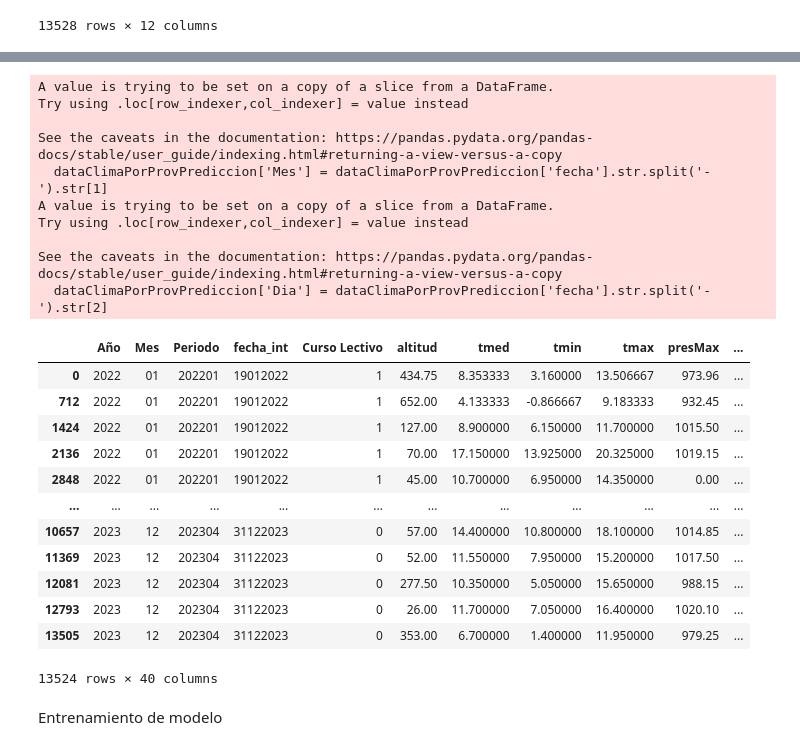
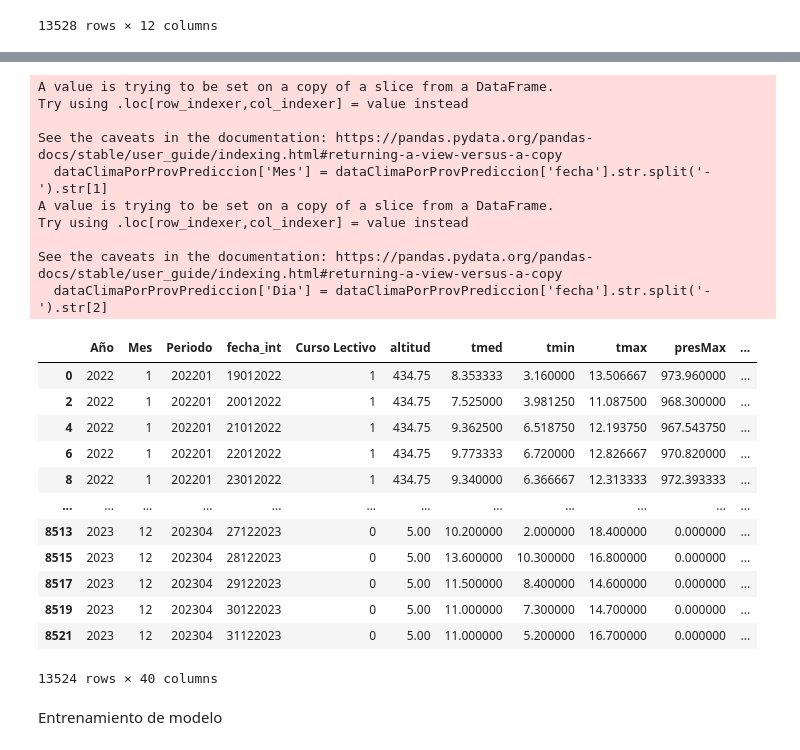
Before and after one commit to huezodaniel/TFM, a Jupyter notebook: ModeloCovid.ipynb, the cells around one changed output, grey strips where cells are left out. Cells and saved outputs as stored; diff of their text form; code cells hidden in the pictures.

```diff
--- a/ModeloCovid.ipynb
+++ b/ModeloCovid.ipynb
@@ -297,45 +281,49 @@ pruebaMe = pd.merge(PrediccionCovid,dtst3, how="inner", on=["Codigo",'Mes','Dia'
 altitud = tempMaxima[['ccaa_iso','altitud']]
 finalPredic = pd.merge(pruebaMe,altitud, how="inner", left_on="Codigo", right_on = "ccaa_iso")
 finalPredic = finalPredic.fillna(0).sort_values(by=['Año','Mes','Dia'])
 finalPredic = finalPredic[['Año', 'Mes','Periodo', 'fecha_int','Curso Lectivo', 'altitud','tmed', 'tmin', 'tmax',
        'presMax', 'presMin', 'Codigo', 'num_casos','Estacion', 'Trimestre','num_casos']]
 finalPredic = finalPredic.rename(columns={"Codigo":"ccaa_iso"})
 finalPredicDummies =pd.get_dummies(finalPredic[['ccaa_iso','Estacion','Trimestre']])
-finalPredic = finalPredic.join(finalPredicDummies)
+finalPredic = finalPredic.join(finalPredicDummies).sort_values(by=['ccaa_iso','Año','Mes'])
 finalPredic = finalPredic[['Año', 'Mes',
         'Periodo', 'fecha_int', 'Curso Lectivo', 'altitud', 'tmed', 'tmin', 'tmax',
        'presMax', 'presMin', 'ccaa_iso_AN', 'ccaa_iso_AR', 'ccaa_iso_AS',
        'ccaa_iso_CB', 'ccaa_iso_CE', 'ccaa_iso_CL', 'ccaa_iso_CM',
        'ccaa_iso_CN', 'ccaa_iso_CT', 'ccaa_iso_EX', 'ccaa_iso_GA',
        'ccaa_iso_IB', 'ccaa_iso_MC', 'ccaa_iso_MD', 'ccaa_iso_ML',
        'ccaa_iso_NC', 'ccaa_iso_PV', 'ccaa_iso_RI', 'ccaa_iso_VC',
        'Estacion_Invierno', 'Estacion_Otoño', 'Estacion_Primavera',
        'Estacion_Verano', 'Trimestre_T1', 'Trimestre_T2', 'Trimestre_T3',
        'Trimestre_T4','num_casos']]
+
+finalPredic['Año'] = pd.to_numeric(finalPredic['Año'], downcast='integer')
+finalPredic['Periodo']= pd.to_numeric(finalPredic['Periodo'], downcast='integer')
+finalPredic['Mes'] = pd.to_numeric(finalPredic['Mes'], downcast='integer')
 finalPredic
 # %% [output]
 A value is trying to be set on a copy of a slice from a DataFrame.
 Try using .loc[row_indexer,col_indexer] = value instead
 
 See the caveats in the documentation: https://pandas.pydata.org/pandas-docs/stable/user_guide/indexing.html#returning-a-view-versus-a-copy
   dataClimaPorProvPrediccion['Mes'] = dataClimaPorProvPrediccion['fecha'].str.split('-').str[1]
 A value is trying to be set on a copy of a slice from a DataFrame.
 Try using .loc[row_indexer,col_indexer] = value instead
 
 See the caveats in the documentation: https://pandas.pydata.org/pandas-docs/stable/user_guide/indexing.html#returning-a-view-versus-a-copy
   dataClimaPorProvPrediccion['Dia'] = dataClimaPorProvPrediccion['fecha'].str.split('-').str[2]
 |  | Año | Mes | Periodo | fecha_int | Curso Lectivo | altitud | tmed | tmin | tmax | presMax | ... |
-| 0 | 2022 | 01 | 202201 | 19012022 | 1 | 434.75 | 8.353333 | 3.160000 | 13.506667 | 973.96 | ... |
-| 712 | 2022 | 01 | 202201 | 19012022 | 1 | 652.00 | 4.133333 | -0.866667 | 9.183333 | 932.45 | ... |
-| 1424 | 2022 | 01 | 202201 | 19012022 | 1 | 127.00 | 8.900000 | 6.150000 | 11.700000 | 1015.50 | ... |
-| 2136 | 2022 | 01 | 202201 | 19012022 | 1 | 70.00 | 17.150000 | 13.925000 | 20.325000 | 1019.15 | ... |
-| 2848 | 2022 | 01 | 202201 | 19012022 | 1 | 45.00 | 10.700000 | 6.950000 | 14.350000 | 0.00 | ... |
+| 0 | 2022 | 1 | 202201 | 19012022 | 1 | 434.75 | 8.353333 | 3.160000 | 13.506667 | 973.960000 | ... |
+| 2 | 2022 | 1 | 202201 | 20012022 | 1 | 434.75 | 7.525000 | 3.981250 | 11.087500 | 968.300000 | ... |
+| 4 | 2022 | 1 | 202201 | 21012022 | 1 | 434.75 | 9.362500 | 6.518750 | 12.193750 | 967.543750 | ... |
+| 6 | 2022 | 1 | 202201 | 22012022 | 1 | 434.75 | 9.773333 | 6.720000 | 12.826667 | 970.820000 | ... |
+| 8 | 2022 | 1 | 202201 | 23012022 | 1 | 434.75 | 9.340000 | 6.366667 | 12.313333 | 972.393333 | ... |
 | ... | ... | ... | ... | ... | ... | ... | ... | ... | ... | ... | ... |
-| 10657 | 2023 | 12 | 202304 | 31122023 | 0 | 57.00 | 14.400000 | 10.800000 | 18.100000 | 1014.85 | ... |
-| 11369 | 2023 | 12 | 202304 | 31122023 | 0 | 52.00 | 11.550000 | 7.950000 | 15.200000 | 1017.50 | ... |
-| 12081 | 2023 | 12 | 202304 | 31122023 | 0 | 277.50 | 10.350000 | 5.050000 | 15.650000 | 988.15 | ... |
-| 12793 | 2023 | 12 | 202304 | 31122023 | 0 | 26.00 | 11.700000 | 7.050000 | 16.400000 | 1020.10 | ... |
-| 13505 | 2023 | 12 | 202304 | 31122023 | 0 | 353.00 | 6.700000 | 1.400000 | 11.950000 | 979.25 | ... |
+| 8513 | 2023 | 12 | 202304 | 27122023 | 0 | 5.00 | 10.200000 | 2.000000 | 18.400000 | 0.000000 | ... |
+| 8515 | 2023 | 12 | 202304 | 28122023 | 0 | 5.00 | 13.600000 | 10.300000 | 16.800000 | 0.000000 | ... |
+| 8517 | 2023 | 12 | 202304 | 29122023 | 0 | 5.00 | 11.500000 | 8.400000 | 14.600000 | 0.000000 | ... |
+| 8519 | 2023 | 12 | 202304 | 30122023 | 0 | 5.00 | 11.000000 | 7.300000 | 14.700000 | 0.000000 | ... |
+| 8521 | 2023 | 12 | 202304 | 31122023 | 0 | 5.00 | 11.000000 | 5.200000 | 16.700000 | 0.000000 | ... |
 13524 rows × 40 columns
 # %% [markdown]
 Entrenamiento de modelo
```
Also changed, not shown: parts of 8 cells of this notebook.
